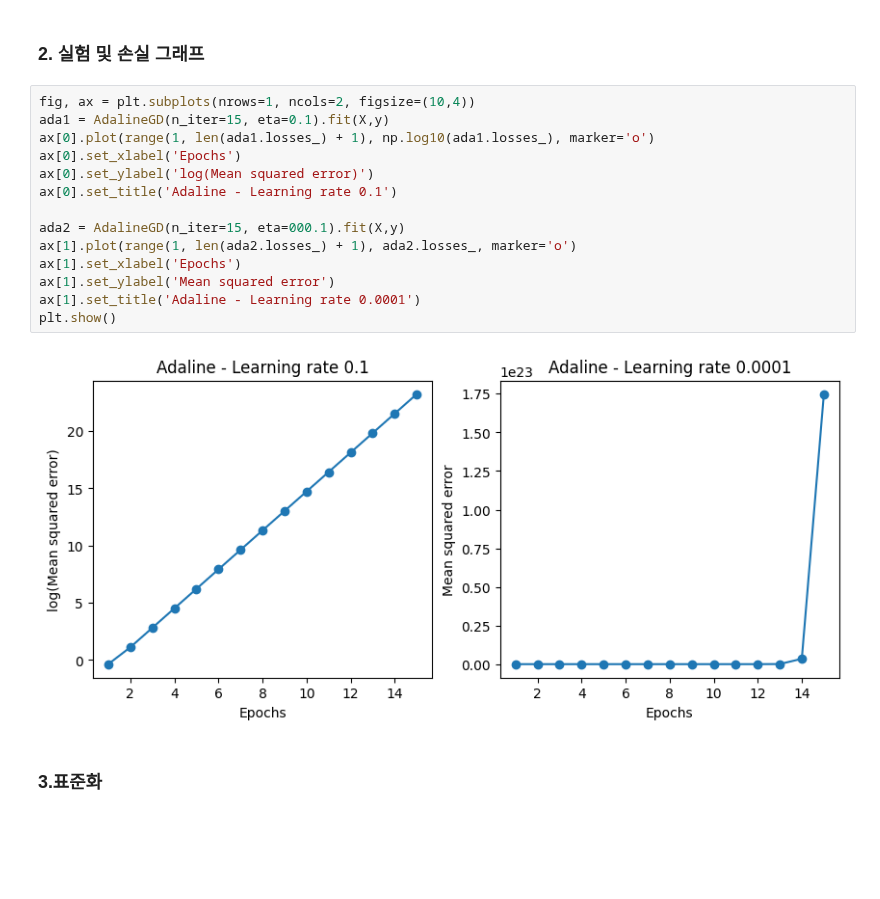
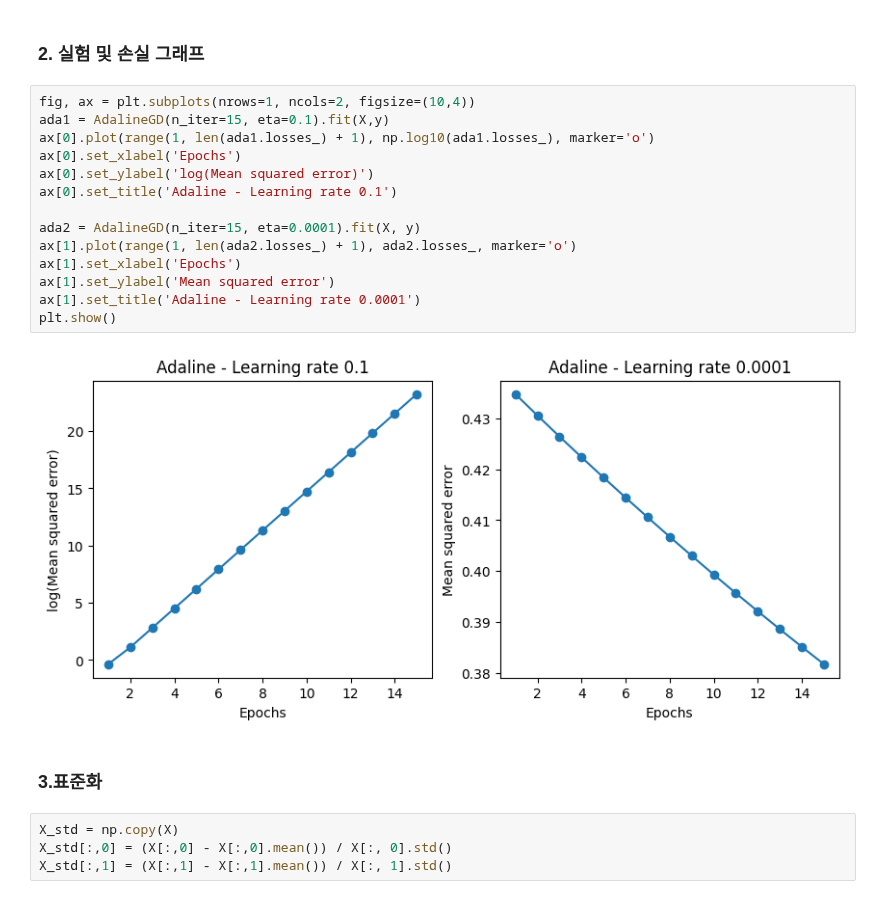
Before and after one commit to AIKONG2024/ML_With_Pytorch, a Jupyter notebook: chapter2_3_AdalineGD.ipynb, the cells around one changed output. Drawn from its saved outputs; the diff is of its cells as text; blank space fills up the shorter version.

```diff
--- a/chapter2_3_AdalineGD.ipynb
+++ b/chapter2_3_AdalineGD.ipynb
@@ -68,21 +129,25 @@ URL: https://archive.ics.uci.edu/ml/machine-learning-databases/iris/iris.data
 # %%
 fig, ax = plt.subplots(nrows=1, ncols=2, figsize=(10,4))
 ada1 = AdalineGD(n_iter=15, eta=0.1).fit(X,y)
 ax[0].plot(range(1, len(ada1.losses_) + 1), np.log10(ada1.losses_), marker='o')
 ax[0].set_xlabel('Epochs')
 ax[0].set_ylabel('log(Mean squared error)')
 ax[0].set_title('Adaline - Learning rate 0.1')
 
-ada2 = AdalineGD(n_iter=15, eta=000.1).fit(X,y)
+ada2 = AdalineGD(n_iter=15, eta=0.0001).fit(X, y)
 ax[1].plot(range(1, len(ada2.losses_) + 1), ada2.losses_, marker='o')
 ax[1].set_xlabel('Epochs')
 ax[1].set_ylabel('Mean squared error')
 ax[1].set_title('Adaline - Learning rate 0.0001')
 plt.show()
 # %% [output]
-[figure, old version]
+[figure, new version]
 # %% [markdown]
 ### 3.표준화
+# %%
+X_std = np.copy(X)
+X_std[:,0] = (X[:,0] - X[:,0].mean()) / X[:, 0].std()
+X_std[:,1] = (X[:,1] - X[:,1].mean()) / X[:, 1].std()
 # %%
 from matplotlib.colors import ListedColormap
 
```
Also changed, not shown: parts of 10 cells of this notebook.
